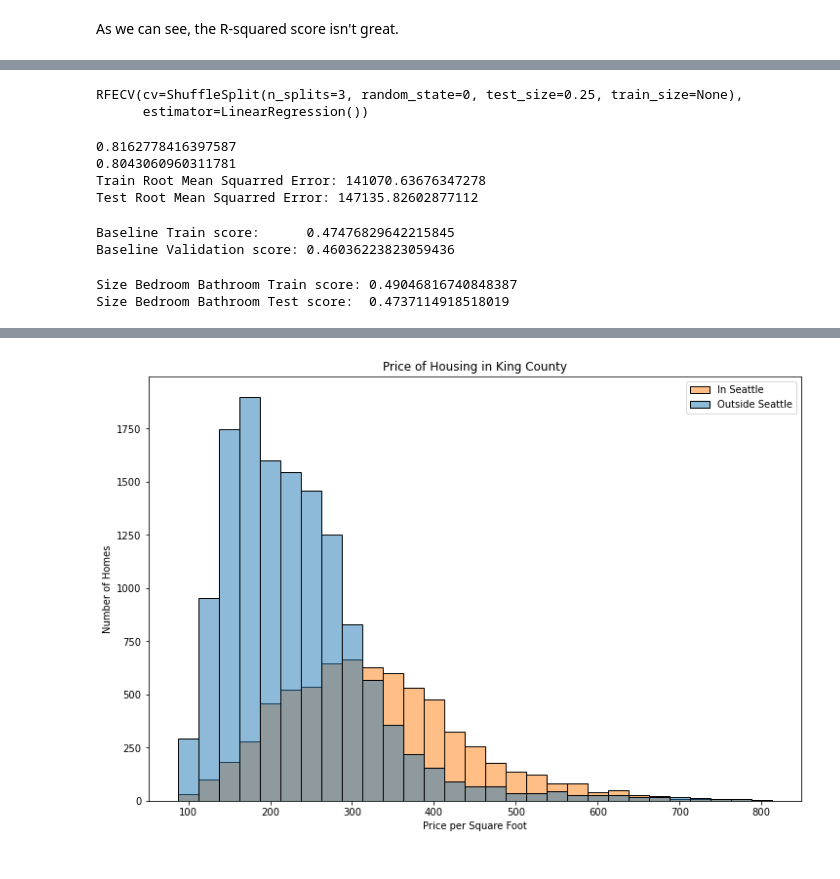
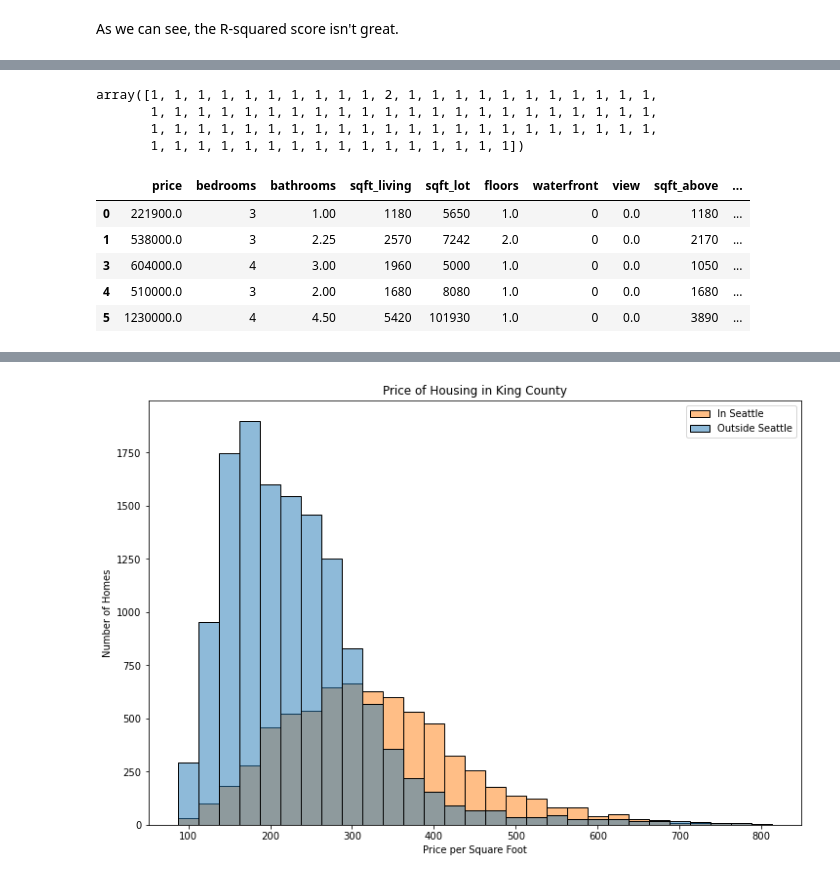
Before and after one commit to JulianWard147/phase_2_group_4, a Jupyter notebook: Main_notebook.ipynb, the cells around one changed output, grey strips where cells are left out. Saved outputs shown, nothing was run; the diff lists cells and outputs as text; code cells hidden in the pictures.

```diff
--- a/Main_notebook.ipynb
+++ b/Main_notebook.ipynb
@@ -327,40 +362,13 @@ Second Model Validation score: 0.8126092388626418
 # %%
-from sklearn.feature_selection import RFECV
-from sklearn.preprocessing import StandardScaler
-
 X_train_for_RFECV = StandardScaler().fit_transform(X_train)
 model_for_RFECV = LinearRegression()
 
 # Instantiate and fit the selector
 selector = RFECV(model_for_RFECV, cv=splitter)
 selector.fit(X_train_for_RFECV, y_train)
+selector.ranking_
 # %% [output]
-RFECV(cv=ShuffleSplit(n_splits=3, random_state=0, test_size=0.25, train_size=None),
-      estimator=LinearRegression())
+array([1, 1, 1, 1, 1, 1, 1, 1, 1, 1, 2, 1, 1, 1, 1, 1, 1, 1, 1, 1, 1, 1,
+       1, 1, 1, 1, 1, 1, 1, 1, 1, 1, 1, 1, 1, 1, 1, 1, 1, 1, 1, 1, 1, 1,
+       1, 1, 1, 1, 1, 1, 1, 1, 1, 1, 1, 1, 1, 1, 1, 1, 1, 1, 1, 1, 1, 1,
+       1, 1, 1, 1, 1, 1, 1, 1, 1, 1, 1, 1, 1, 1, 1, 1])
-# %%
-from sklearn.linear_model import LinearRegression
-linreg = LinearRegression()
-linreg.fit(X_train,y_train)
-print(linreg.score(X_train, y_train))
-print(linreg.score(X_test, y_test))
-LinearRegression(copy_X=True, fit_intercept=True, n_jobs=None, normalize=False)
-
-y_hat_train = linreg.predict(X_train)
-y_hat_test = linreg.predict(X_test)
-
-from sklearn.metrics import mean_squared_error
-
-train_residuals = y_hat_train - y_train
-test_residuals = y_hat_test - y_test
-
-# Calculate training and test MSE
-
-train_mse = mean_squared_error(y_train, y_hat_train)
-test_mse = mean_squared_error(y_test, y_hat_test)
-print('Train Root Mean Squarred Error:', np.sqrt(train_mse))
-print('Test Root Mean Squarred Error:', np.sqrt(test_mse))
-# %% [output]
-0.8162778416397587
-0.8043060960311781
-Train Root Mean Squarred Error: 141070.63676347278
-Test Root Mean Squarred Error: 147135.82602877112
@@ -381,5 +383,13 @@ Seattle_zipcodes = [98101, 98102, 98103, 98104, 98105,
 
 df['in_Seattle'] = np.where(df['zipcode'].isin(Seattle_zipcodes),1,0)
 # %%
-X = df.drop(columns = ['id','date','price','lat','long','sqft_living_ratio','sqft_lot_ratio','condition','yr_built','yr_renovated','grade','zipcode'])
+X = df.drop(columns = ['id','date','lat','long','sqft_living_ratio','sqft_lot_ratio', 'sqft_lot15','condition','yr_built','yr_renovated','grade','zipcode'])
+X.head()
+# %% [output]
+|  | price | bedrooms | bathrooms | sqft_living | sqft_lot | floors | waterfront | view | sqft_above | ... |
+| 0 | 221900.0 | 3 | 1.00 | 1180 | 5650 | 1.0 | 0 | 0.0 | 1180 | ... |
+| 1 | 538000.0 | 3 | 2.25 | 2570 | 7242 | 2.0 | 0 | 0.0 | 2170 | ... |
+| 3 | 604000.0 | 4 | 3.00 | 1960 | 5000 | 1.0 | 0 | 0.0 | 1050 | ... |
+| 4 | 510000.0 | 3 | 2.00 | 1680 | 8080 | 1.0 | 0 | 0.0 | 1680 | ... |
+| 5 | 1230000.0 | 4 | 4.50 | 5420 | 101930 | 1.0 | 0 | 0.0 | 3890 | ... |
 # %%
@@ -387,33 +397,3 @@ X_train, X_test, y_train, y_test = train_test_split(X,df.price)
 
 training_data = pd.concat([X_train,y_train], axis = 1)
 testing_data = pd.concat([X_test,y_test], axis = 1)
-# %%
-baseline_scores = cross_validate(
-    estimator=baseline_model,
-    X=training_data[['sqft_living']],
-    y=training_data.price,
-    return_train_score=True,
-    cv=splitter
-)
-
-print("Baseline Train score:     ", baseline_scores["train_score"].mean())
-print("Baseline Validation score:", baseline_scores["test_score"].mean())
-# %% [output]
-Baseline Train score:      0.47476829642215845
-Baseline Validation score: 0.46036223823059436
-# %%
-size_bed_bath = LinearRegression()
-
-baseline_scores = cross_validate(
-    estimator=baseline_model,
-    X=training_data[['sqft_living','bedrooms','bathrooms']],
-    y=training_data.price,
-    return_train_score=True,
-    cv=splitter
-)
-
-print("Size Bedroom Bathroom Train score:", baseline_scores["train_score"].mean())
-print("Size Bedroom Bathroom Test score: ", baseline_scores["test_score"].mean())
-# %% [output]
-Size Bedroom Bathroom Train score: 0.49046816740848387
-Size Bedroom Bathroom Test score:  0.4737114918518019
```
Also changed, not shown: parts of 26 cells of this notebook.
